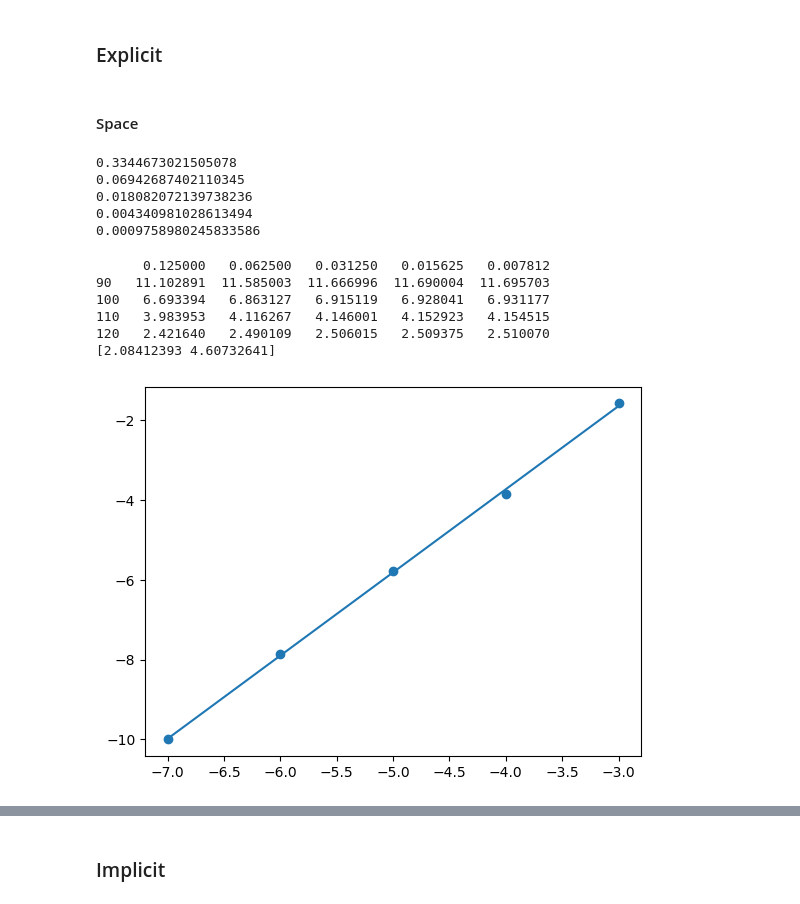
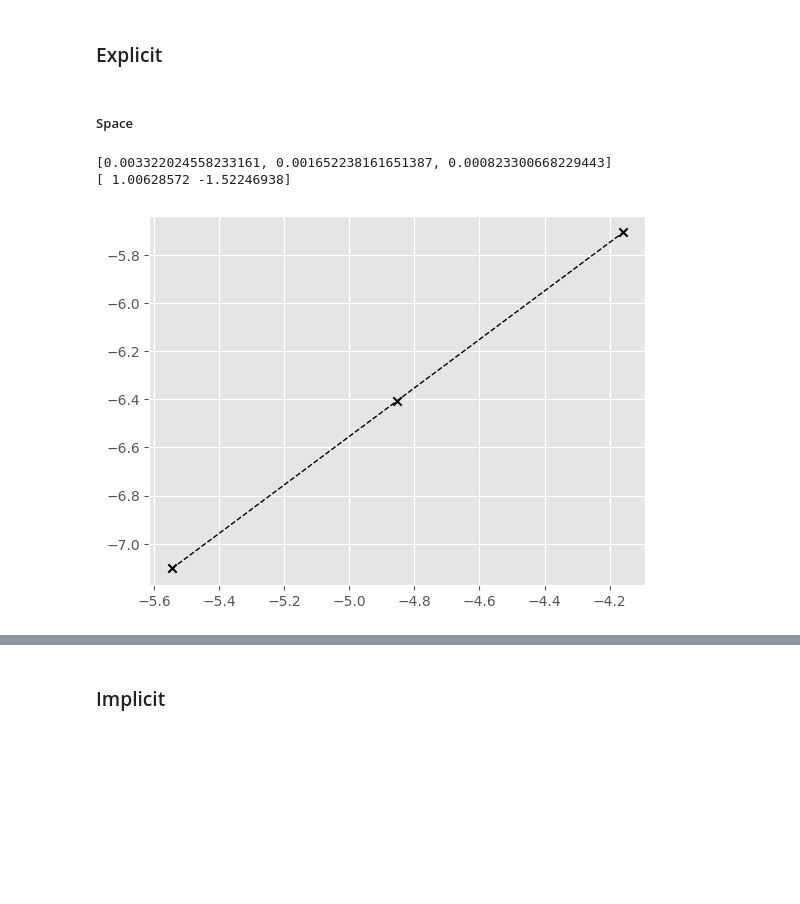
Before and after one commit to Alcruz/interstellar, a Jupyter notebook: src/convergence_analysis.ipynb, the cells around one changed output, grey strips where cells are left out. Saved outputs shown, nothing was run; the diff lists cells and outputs as text; code cells hidden in the pictures; blank space fills up the shorter version.

```diff
--- a/src/convergence_analysis.ipynb
+++ b/src/convergence_analysis.ipynb
@@ -3,10 +5,7 @@ import numpy as np
 import pandas as pd
 import matplotlib.pyplot as plt
 
-from frontfixing import nielsen, company
-from option import PutAmericanOption
-
-import lcp
+plt.style.use('ggplot')
 # %%
 def mean_absolute_error(Y_true, Y_pred, axis=0):
     return np.mean(np.abs(Y_true - Y_pred), axis=axis)
@@ -28,3 +18,15 @@ V_test = [11.6974, 6.9320, 4.1550, 2.5102]
+# %%
+import option
+
+K = 1
+T = 1
+put = option.put(K, T)
+r = 0.1
+sigma = 0.2
+delta = 0.03
+S_max = 2
+S_min = 0
+S_test = np.arange(S_min, S_max, step=0.2)
 # %% [markdown]
 # Front fixing method
 # %% [markdown]
@@ -32,44 +34,30 @@ V_test = [11.6974, 6.9320, 4.1550, 2.5102]
 # %% [markdown]
 ### Explicit
 # %% [markdown]
-#### Space
+##### Space
 # %%
-dx = [1/8, 1/16, 1/32, 1/64, 1/128]
-dt = 1e-6
-
-result = np.empty((len(dx), len(S_test),))
+from frontfixing import nielsen
+dx = [1/64, 1/128, 1/256, 1/512]
+dt = 0.5*dx[-1]**2
+V_pred = []
 for i, dx_i in enumerate(dx):
-    V, S_bar = nielsen.solve_explicitly(put, r, sigma, x_max=3, dx=dx_i, dt=dt)
-    V_pred = V(S_test)
-    print(mean_squared_error(V_test, V_pred, squared=False, axis=0))
-    result[i] = V_pred
+    S, V, S_bar = nielsen.solve_explicitly(put, r, sigma, x_max=2, dx=dx_i, dt=dt, delta=delta)
+    V_pred.append(V[:])
-# %% [output]
-0.3344673021505078
-0.06942687402110345
-0.018082072139738236
-0.004340981028613494
-0.0009758980245833586
-# %%
-log_dx = np.log2(dx)
-log_dx_axis = np.linspace(np.min(log_dx), np.max(log_dx))
-
-result_df = pd.DataFrame(result, index=dx, columns=S_test)
-print(result_df.transpose())
-error_df = np.sqrt(mean_squared_error(V_test, result_df, axis=1))
-log_error_df = np.log2(error_df)
-
-p = np.polyfit(log_dx, log_error_df, deg=1)
-f = np.poly1d(p)
-print(p)
-plt.scatter(log_dx, log_error_df)
-plt.plot(log_dx_axis, f(log_dx_axis))
-plt.show()
-# %% [output]
-      0.125000   0.062500   0.031250   0.015625   0.007812
-90   11.102891  11.585003  11.666996  11.690004  11.695703
-100   6.693394   6.863127   6.915119   6.928041   6.931177
-110   3.983953   4.116267   4.146001   4.152923   4.154515
-120   2.421640   2.490109   2.506015   2.509375   2.510070
-[2.08412393 4.60732641]
-[figure, removed]
+# %%
+error = []
+for i in range(len(dx)-1):
+    error.append(np.linalg.norm(V_pred[i+1][::2]-V_pred[i], ord=np.inf))
+print(error)
+log_error = np.log(error)
+log_dx = np.log(dx[:-1])
+plt.scatter(log_dx, np.log(error), marker='x', color='black')
+p = np.polyfit(log_dx, log_error, deg=1)
+f = np.poly1d(p)
+log_dx_axis = np.linspace(np.min(log_dx), np.max(log_dx))
+plt.plot(log_dx_axis, f(log_dx_axis), '--k', linewidth=1)
+print(p)
+# %% [output]
+[0.003322024558233161, 0.001652238161651387, 0.000823300668229443]
+[ 1.00628572 -1.52246938]
+[figure, added]
 # %% [markdown]
```
Also changed, not shown: parts of 51 cells of this notebook.
